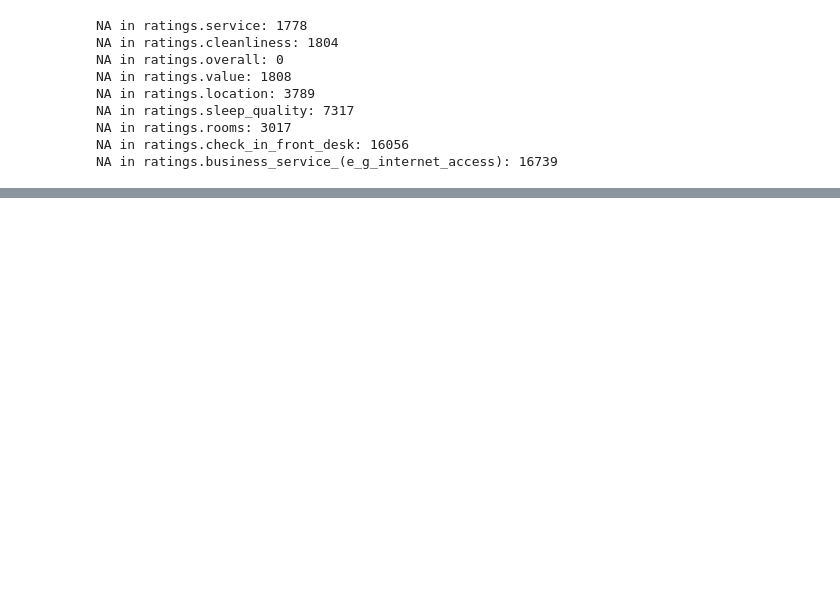
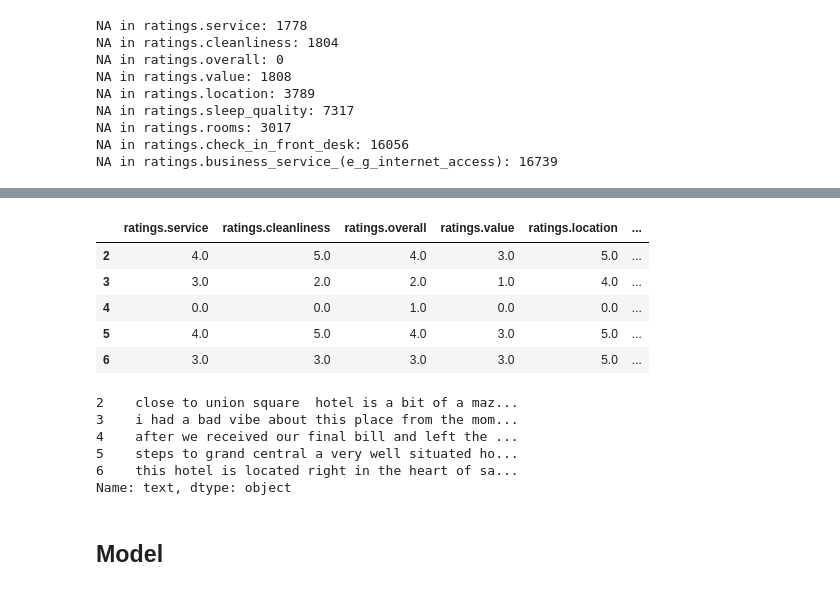
Before and after one commit to CHamilton0/COMP-SCI-7417-Applied-Natural-Language-Processing, a Jupyter notebook: Assignment2/ANLP_2025_S1_assignment1_a1766121_christopher_hamilton.ipynb, the cells around one changed output, grey strips where cells are left out. Drawn from its saved outputs; the diff is of its cells as text; code cells hidden in the pictures; blank space fills up the shorter version.

```diff
--- a/Assignment2/ANLP_2025_S1_assignment1_a1766121_christopher_hamilton.ipynb
+++ b/Assignment2/ANLP_2025_S1_assignment1_a1766121_christopher_hamilton.ipynb
@@ -293,0 +310,20 @@ NA in ratings.business_service_(e_g_internet_access): 16739
+# %%
+inputs.head()
+# %% [output]
+|  | ratings.service | ratings.cleanliness | ratings.overall | ratings.value | ratings.location | ... |
+| 2 | 4.0 | 5.0 | 4.0 | 3.0 | 5.0 | ... |
+| 3 | 3.0 | 2.0 | 2.0 | 1.0 | 4.0 | ... |
+| 4 | 0.0 | 0.0 | 1.0 | 0.0 | 0.0 | ... |
+| 5 | 4.0 | 5.0 | 4.0 | 3.0 | 5.0 | ... |
+| 6 | 3.0 | 3.0 | 3.0 | 3.0 | 5.0 | ... |
+# %%
+outputs.head()
+# %% [output]
+2    close to union square  hotel is a bit of a maz...
+3    i had a bad vibe about this place from the mom...
+4    after we received our final bill and left the ...
+5    steps to grand central a very well situated ho...
+6    this hotel is located right in the heart of sa...
+Name: text, dtype: object
+# %% [markdown]
+## Model
```
Also changed, not shown: parts of 12 cells of this notebook.
